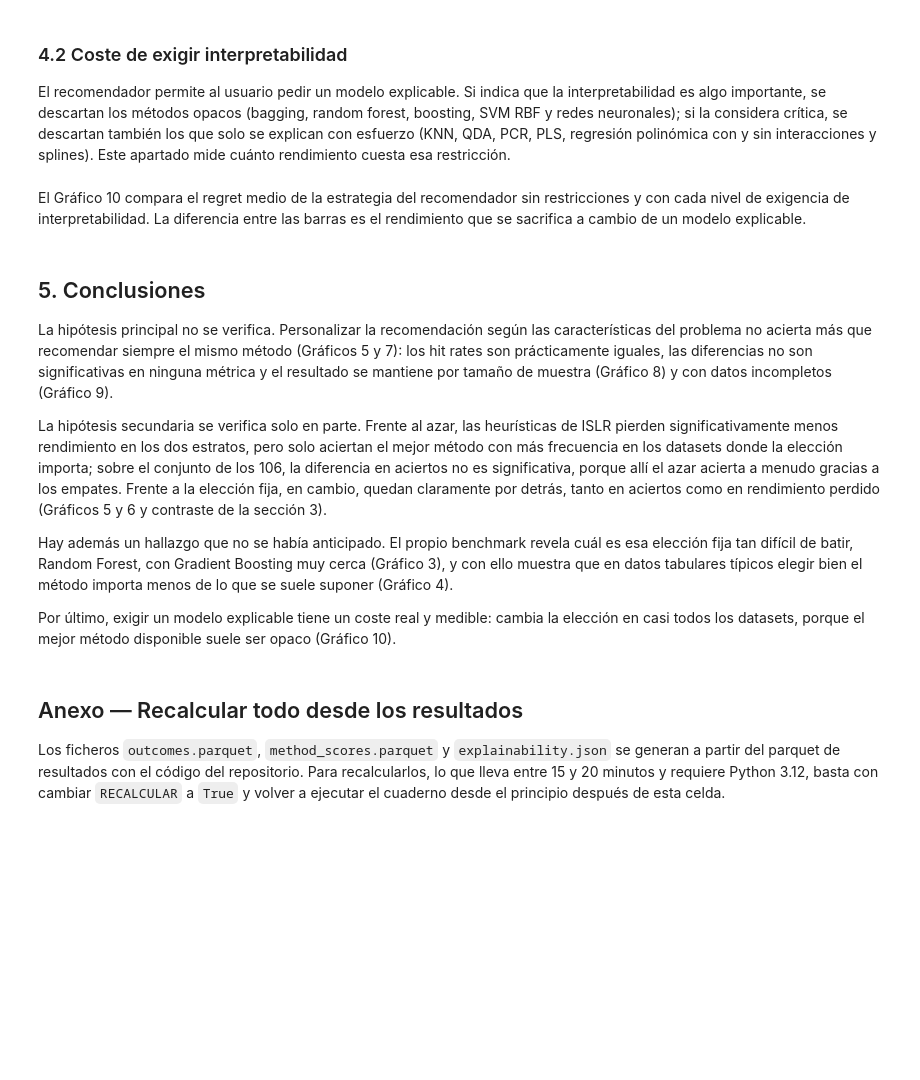
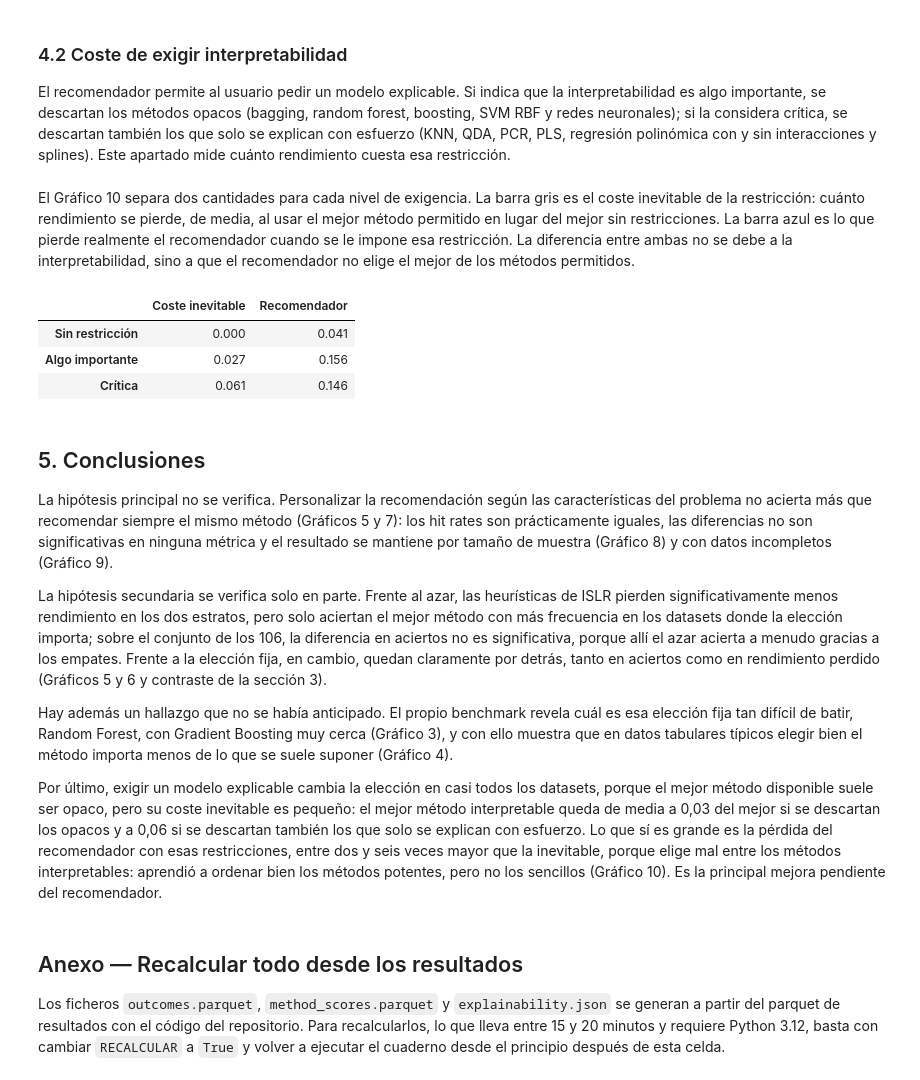
Before and after one commit to cecimerelo/ml-sandbox, a Jupyter notebook: notebooks/tfm_graficos.ipynb, the cells around one changed output. Cells and saved outputs as stored; diff of their text form; code cells hidden in the pictures; blank space fills up the shorter version.

```diff
--- a/notebooks/tfm_graficos.ipynb
+++ b/notebooks/tfm_graficos.ipynb
@@ -792,34 +792,52 @@ redes neuronales); si la considera crítica, se descartan también los que solo
 esfuerzo (KNN, QDA, PCR, PLS, regresión polinómica con y sin interacciones y splines). Este apartado mide cuánto
 rendimiento cuesta esa restricción.
 # %% [markdown]
-El Gráfico 10 compara el regret medio de la estrategia del recomendador sin restricciones y con
-cada nivel de exigencia de interpretabilidad. La diferencia entre las barras es el rendimiento
-que se sacrifica a cambio de un modelo explicable.
+El Gráfico 10 separa dos cantidades para cada nivel de exigencia. La barra gris es el coste
+inevitable de la restricción: cuánto rendimiento se pierde, de media, al usar el mejor método
+permitido en lugar del mejor sin restricciones. La barra azul es lo que pierde realmente el
+recomendador cuando se le impone esa restricción. La diferencia entre ambas no se debe a la
+interpretabilidad, sino a que el recomendador no elige el mejor de los métodos permitidos.
 # %%
+# Qué métodos descarta cada nivel de interpretabilidad (la misma regla que usa el recomendador).
+EXCLUYE = {"Sin restricción": set(), "Algo importante": {"opaque"},
+           "Crítica": {"opaque", "with effort"}}
+CLASE = dict(zip(METODOS.name, METODOS.explainability))
+
+# Coste inevitable: cuánto queda el mejor método permitido por debajo del mejor sin restricción.
+mejor = ms0.groupby("dataset").score.max()
+inevitable = {
+    nivel: (mejor - ms0[~ms0.method.map(CLASE).isin(excluidas)]
+            .groupby("dataset").score.max().reindex(mejor.index)).mean()
+    for nivel, excluidas in EXCLUYE.items()}
+
 niveles = {n["explainability"]: n for n in EXPLICABILIDAD["levels"]}
-base = niveles["somewhat"]["unconstrained_mean_regret"]
-barras = pd.DataFrame([
-    ("Sin restricción", base, None),
-    ("Algo importante", niveles["somewhat"]["mean_regret"],
-     niveles["somewhat"]["datasets_where_it_bound"]),
-    ("Crítica", niveles["critical"]["mean_regret"], niveles["critical"]["datasets_where_it_bound"]),
-], columns=["nivel", "regret", "limita"])
+recomendador = {"Sin restricción": niveles["somewhat"]["unconstrained_mean_regret"],
+                "Algo importante": niveles["somewhat"]["mean_regret"],
+                "Crítica": niveles["critical"]["mean_regret"]}
 total = RESULTADOS.dataset.nunique()
 
-fig = go.Figure(go.Bar(
-    x=barras.nivel, y=barras.regret, marker=dict(color=[AZULES[2], AZULES[4], AZULES[6]]),
-    text=[f"{r:.3f}" for r in barras.regret], textposition="outside", cliponaxis=False,
-    textfont=dict(color=TINTA),
-    customdata=[("—" if pd.isna(l) else f"{int(l)} de {total}") for l in barras.limita],
-    hovertemplate="<b>%{x}</b><br>Regret medio: %{y:.3f}<br>"
-                  "Datasets en los que la restricción cambia la elección: %{customdata}<extra></extra>",
-))
+fig = go.Figure()
+for nombre, valores, color in (("Mejor método permitido (coste inevitable)", inevitable, TINTA_3),
+                               ("Método que elige el recomendador", recomendador, AZUL)):
+    fig.add_bar(
+        x=list(valores), y=list(valores.values()), name=nombre,
+        marker=dict(color=color, line=dict(width=2, color=FONDO)),
+        text=[f"{v:.3f}" for v in valores.values()], textposition="outside", cliponaxis=False,
+        textfont=dict(color=TINTA),
+        hovertemplate="<b>%{x}</b><br>" + nombre + "<br>Regret medio: %{y:.3f}<extra></extra>")
+fig.update_layout(barmode="group", bargap=0.3)
 fig.update_xaxes(title="Importancia de la interpretabilidad")
 fig.update_yaxes(title="Regret medio", rangemode="tozero")
-veces = niveles["somewhat"]["mean_regret"] / base
-estilo(fig, f"Gráfico 10 · Exigir interpretabilidad multiplica el regret por {veces:.1f}".replace(".", ","),
-       f"Estrategia del recomendador · la restricción cambia la elección en "
-       f"{niveles['somewhat']['datasets_where_it_bound']} de {total} datasets", alto=480).show()
+estilo(fig, "Gráfico 10 · La restricción cuesta poco; el recomendador elige mal entre los métodos interpretables",
+       f"Regret medio sobre {total} datasets · gris: lo mínimo que se pierde · azul: lo que pierde el recomendador",
+       alto=500).show()
+
+pd.DataFrame({"Coste inevitable": inevitable, "Recomendador": recomendador}).round(3)
+# %% [output]
+|  | Coste inevitable | Recomendador |
+| Sin restricción | 0.000 | 0.041 |
+| Algo importante | 0.027 | 0.156 |
+| Crítica | 0.061 | 0.146 |
 # %% [markdown]
 ## 5. Conclusiones
 
@@ -840,8 +858,13 @@ elección fija tan difícil de batir, Random Forest, con Gradient Boosting muy c
 y con ello muestra que en datos tabulares típicos elegir bien el método importa menos de lo que
 se suele suponer (Gráfico 4).
 
-Por último, exigir un modelo explicable tiene un coste real y medible: cambia la elección en casi
-todos los datasets, porque el mejor método disponible suele ser opaco (Gráfico 10).
+Por último, exigir un modelo explicable cambia la elección en casi todos los datasets, porque el
+mejor método disponible suele ser opaco, pero su coste inevitable es pequeño: el mejor método
+interpretable queda de media a 0,03 del mejor si se descartan los opacos y a 0,06 si se descartan
+también los que solo se explican con esfuerzo. Lo que sí es grande es la pérdida del recomendador
+con esas restricciones, entre dos y seis veces mayor que la inevitable, porque elige mal entre los
+métodos interpretables: aprendió a ordenar bien los métodos potentes, pero no los sencillos
+(Gráfico 10). Es la principal mejora pendiente del recomendador.
 # %% [markdown]
 ## Anexo — Recalcular todo desde los resultados
 
```
Also changed, not shown: 1 other file.
